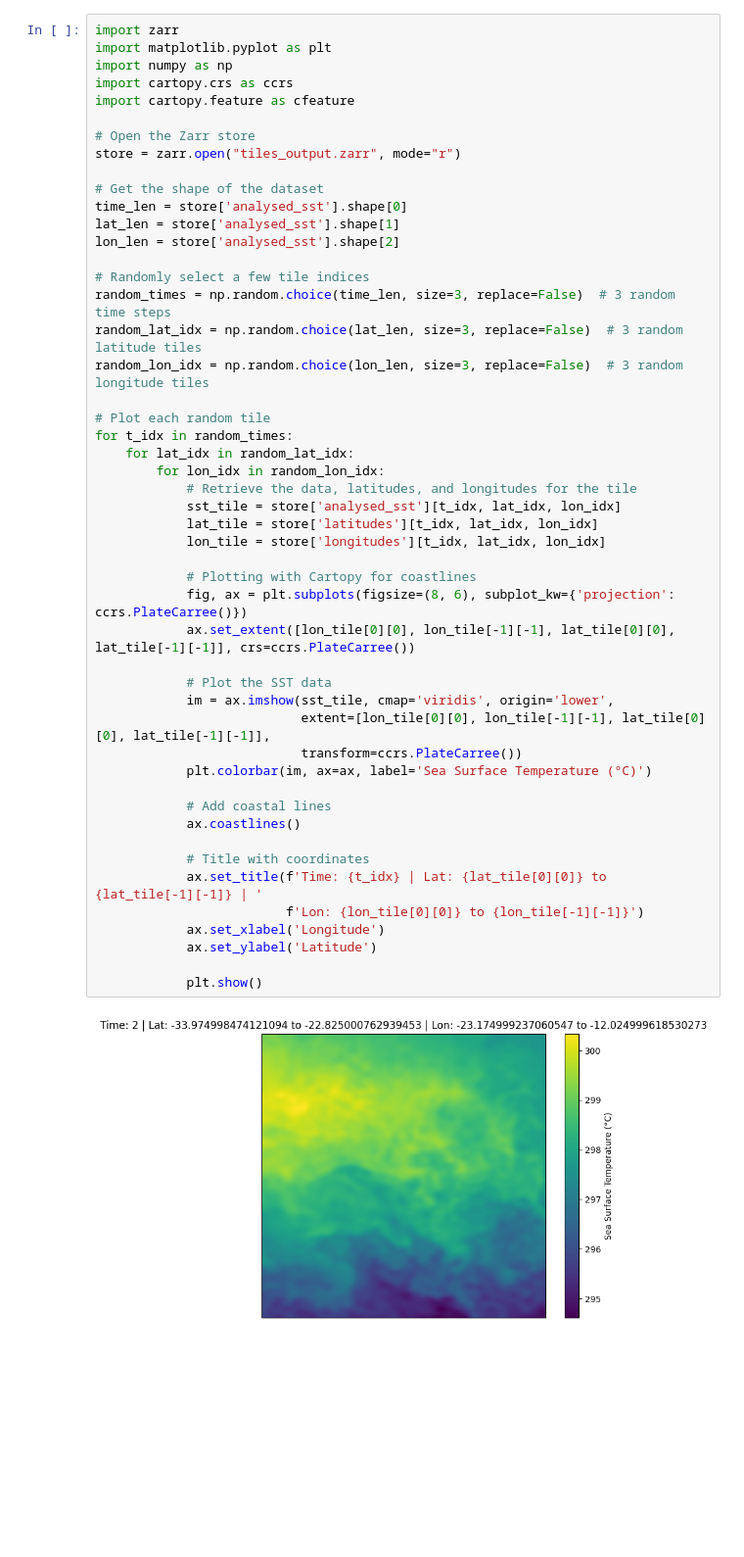
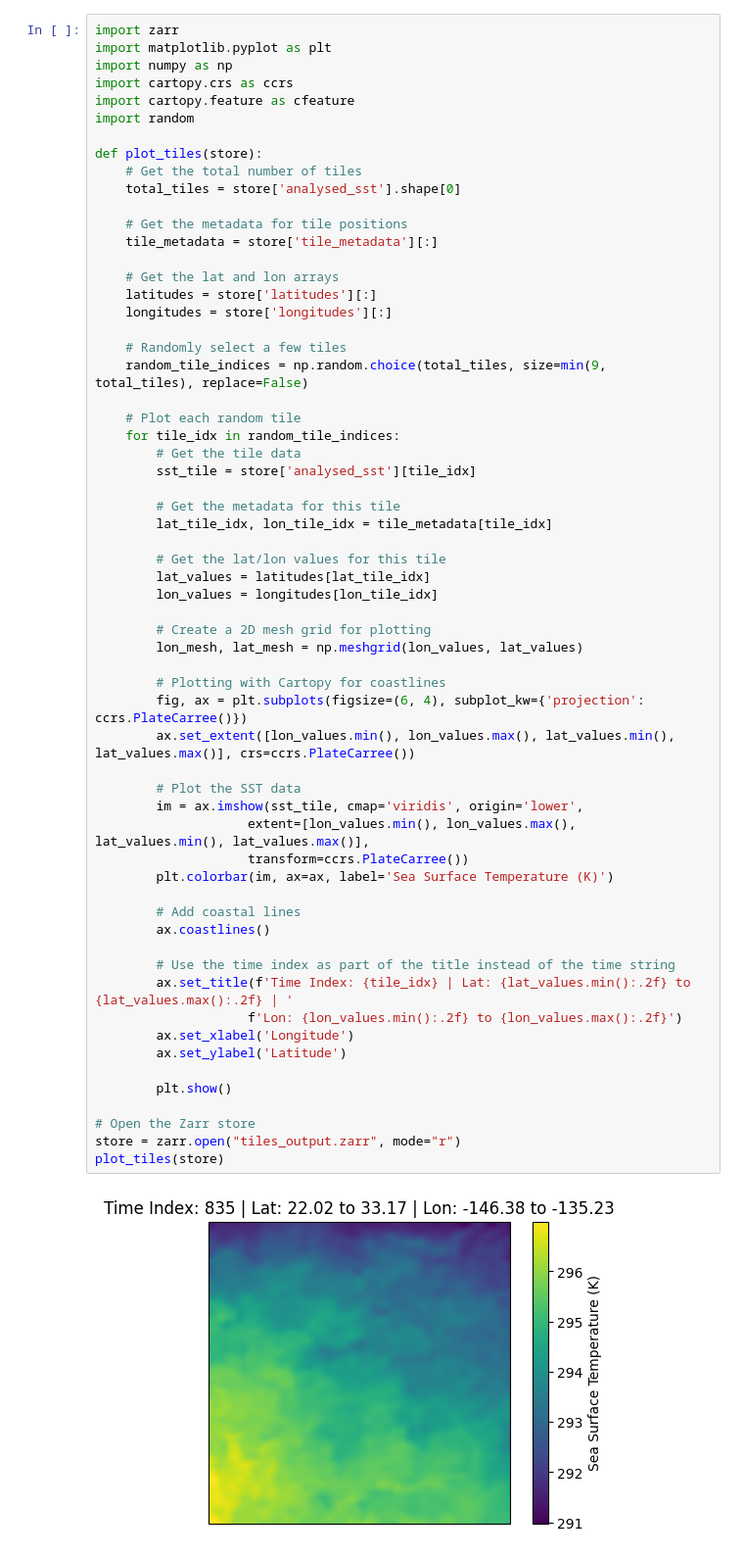
Before and after one commit to OriolHinojo/sma_miniproject, a Jupyter notebook: notebooks/EDA.ipynb, the cells around one changed output. Shown at 98% size. Drawn from its saved outputs; the diff is of its cells as text; blank space fills up the shorter version.

```diff
--- a/notebooks/EDA.ipynb
+++ b/notebooks/EDA.ipynb
@@ -78,51 +122,63 @@ All tiles have been saved in Zarr format.
 # %%
 import zarr
 import matplotlib.pyplot as plt
 import numpy as np
 import cartopy.crs as ccrs
 import cartopy.feature as cfeature
+import random
+
+def plot_tiles(store):
+    # Get the total number of tiles
+    total_tiles = store['analysed_sst'].shape[0]
+
+    # Get the metadata for tile positions
+    tile_metadata = store['tile_metadata'][:]
+
+    # Get the lat and lon arrays
+    latitudes = store['latitudes'][:]
+    longitudes = store['longitudes'][:]
+
+    # Randomly select a few tiles
+    random_tile_indices = np.random.choice(total_tiles, size=min(9, total_tiles), replace=False)
+
+    # Plot each random tile
+    for tile_idx in random_tile_indices:
+        # Get the tile data
+        sst_tile = store['analysed_sst'][tile_idx]
+
+        # Get the metadata for this tile
+        lat_tile_idx, lon_tile_idx = tile_metadata[tile_idx]
+
+        # Get the lat/lon values for this tile
+        lat_values = latitudes[lat_tile_idx]
+        lon_values = longitudes[lon_tile_idx]
+
+        # Create a 2D mesh grid for plotting
+        lon_mesh, lat_mesh = np.meshgrid(lon_values, lat_values)
+
+        # Plotting with Cartopy for coastlines
+        fig, ax = plt.subplots(figsize=(6, 4), subplot_kw={'projection': ccrs.PlateCarree()})
+        ax.set_extent([lon_values.min(), lon_values.max(), lat_values.min(), lat_values.max()], crs=ccrs.PlateCarree())
+
+        # Plot the SST data
+        im = ax.imshow(sst_tile, cmap='viridis', origin='lower',
+                    extent=[lon_values.min(), lon_values.max(), lat_values.min(), lat_values.max()],
+                    transform=ccrs.PlateCarree())
+        plt.colorbar(im, ax=ax, label='Sea Surface Temperature (K)')
+
+        # Add coastal lines
+        ax.coastlines()
+
+        # Use the time index as part of the title instead of the time string
+        ax.set_title(f'Time Index: {tile_idx} | Lat: {lat_values.min():.2f} to {lat_values.max():.2f} | '
+                    f'Lon: {lon_values.min():.2f} to {lon_values.max():.2f}')
+        ax.set_xlabel('Longitude')
+        ax.set_ylabel('Latitude')
+
+        plt.show()
 
 # Open the Zarr store
 store = zarr.open("tiles_output.zarr", mode="r")
-
-# Get the shape of the dataset
-time_len = store['analysed_sst'].shape[0]
-lat_len = store['analysed_sst'].shape[1]
-lon_len = store['analysed_sst'].shape[2]
-
-# Randomly select a few tile indices
-random_times = np.random.choice(time_len, size=3, replace=False)  # 3 random time steps
-random_lat_idx = np.random.choice(lat_len, size=3, replace=False)  # 3 random latitude tiles
-random_lon_idx = np.random.choice(lon_len, size=3, replace=False)  # 3 random longitude tiles
-
-# Plot each random tile
-for t_idx in random_times:
-    for lat_idx in random_lat_idx:
-        for lon_idx in random_lon_idx:
-            # Retrieve the data, latitudes, and longitudes for the tile
-            sst_tile = store['analysed_sst'][t_idx, lat_idx, lon_idx]
-            lat_tile = store['latitudes'][t_idx, lat_idx, lon_idx]
-            lon_tile = store['longitudes'][t_idx, lat_idx, lon_idx]
-
-            # Plotting with Cartopy for coastlines
-            fig, ax = plt.subplots(figsize=(8, 6), subplot_kw={'projection': ccrs.PlateCarree()})
-            ax.set_extent([lon_tile[0][0], lon_tile[-1][-1], lat_tile[0][0], lat_tile[-1][-1]], crs=ccrs.PlateCarree())
-
-            # Plot the SST data
-            im = ax.imshow(sst_tile, cmap='viridis', origin='lower',
-                           extent=[lon_tile[0][0], lon_tile[-1][-1], lat_tile[0][0], lat_tile[-1][-1]],
-                           transform=ccrs.PlateCarree())
-            plt.colorbar(im, ax=ax, label='Sea Surface Temperature (°C)')
-
-            # Add coastal lines
-            ax.coastlines()
-
-            # Title with coordinates
-            ax.set_title(f'Time: {t_idx} | Lat: {lat_tile[0][0]} to {lat_tile[-1][-1]} | '
-                         f'Lon: {lon_tile[0][0]} to {lon_tile[-1][-1]}')
-            ax.set_xlabel('Longitude')
-            ax.set_ylabel('Latitude')
-
-            plt.show()
+plot_tiles(store)
 # %% [output]
-[figure, old version]
+[figure, new version]
```
Also changed, not shown: parts of 15 cells of this notebook.
